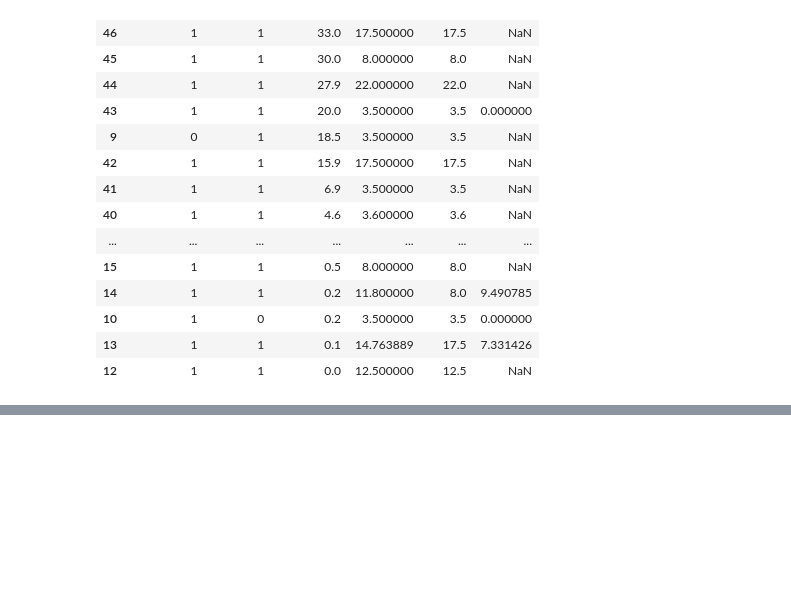
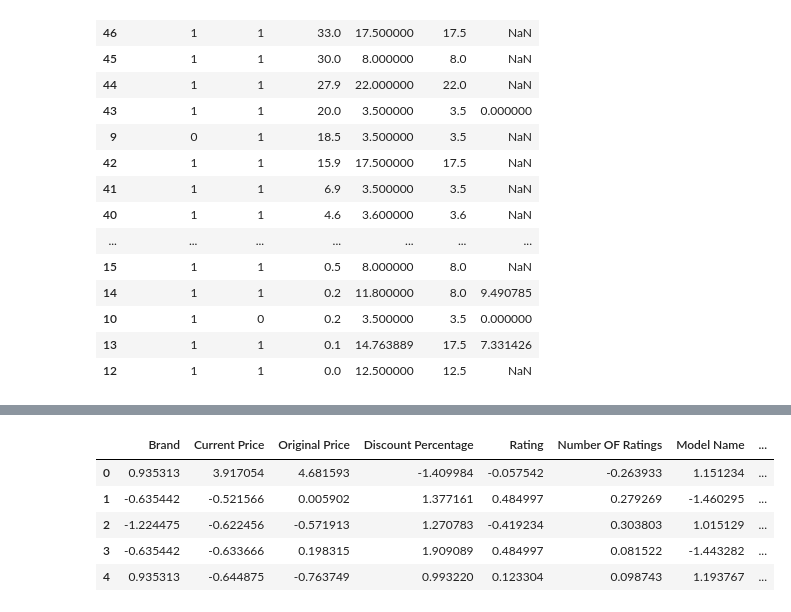
Before and after one commit to bhaveshsolanki159-codex/ML-mini-practice-Projects, a Jupyter notebook: Watch Price Predictions/main.ipynb, the cells around one changed output, grey strips where cells are left out. Drawn from its saved outputs; the diff is of its cells as text; code cells hidden in the pictures; blank space fills up the shorter version.

```diff
--- a/Watch Price Predictions/main.ipynb
+++ b/Watch Price Predictions/main.ipynb
@@ -605,0 +691,14 @@ summary_stats
+# %%
+scaler = StandardScaler()
+
+scaled_features_df = scaler.fit_transform(df.drop("Battery Life (Days)", axis=1))
+df_feat = pd.DataFrame(scaled_features_df, columns=df.drop('Battery Life (Days)', axis=1).columns)
+
+df_feat.head()
+# %% [output]
+|  | Brand | Current Price | Original Price | Discount Percentage | Rating | Number OF Ratings | Model Name | ... |
+| 0 | 0.935313 | 3.917054 | 4.681593 | -1.409984 | -0.057542 | -0.263933 | 1.151234 | ... |
+| 1 | -0.635442 | -0.521566 | 0.005902 | 1.377161 | 0.484997 | 0.279269 | -1.460295 | ... |
+| 2 | -1.224475 | -0.622456 | -0.571913 | 1.270783 | -0.419234 | 0.303803 | 1.015129 | ... |
+| 3 | -0.635442 | -0.633666 | 0.198315 | 1.909089 | 0.484997 | 0.081522 | -1.443282 | ... |
+| 4 | 0.935313 | -0.644875 | -0.763749 | 0.993220 | 0.123304 | 0.098743 | 1.193767 | ... |
```
Also changed, not shown: parts of 9 cells of this notebook.
